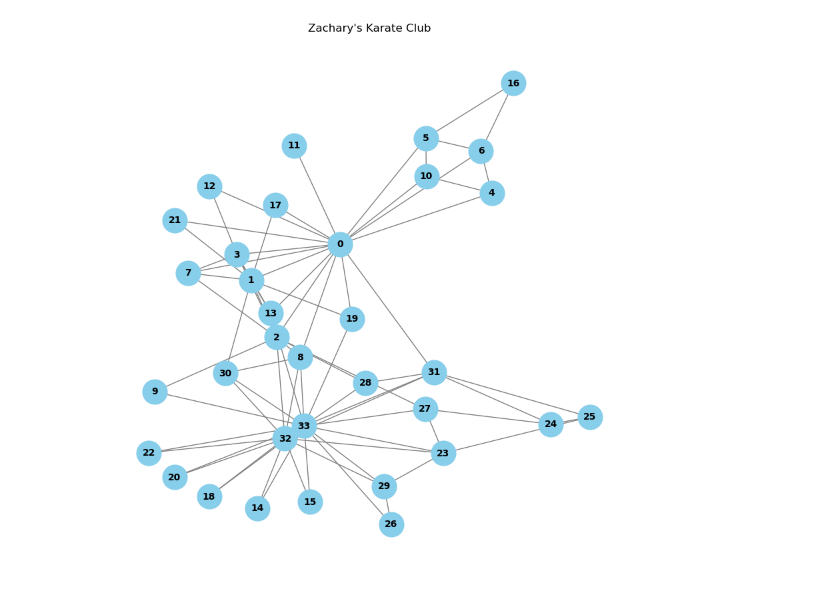
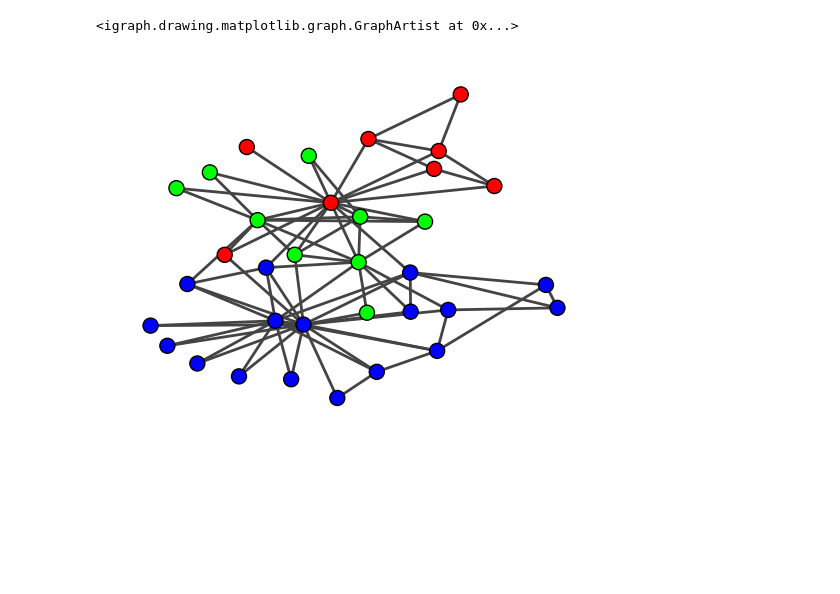
Before and after one commit to Roger987/Graph-Fraud-Detection, a Jupyter notebook: src/utils.ipynb, the cells around one changed output. Cells and saved outputs as stored; diff of their text form; code cells hidden in the pictures; blank space fills up the shorter version.

Commit message:
Plot graph

```diff
--- a/src/utils.ipynb
+++ b/src/utils.ipynb
@@ -3,30 +3,21 @@ import igraph as ig
 import networkx as nx
 import matplotlib.pyplot as plt
 # %%
-g_igraph = ig.Graph.Famous("Zachary")
+from igraph import Graph, Layout
+import igraph as ig
+karate = Graph.Famous("Zachary")
+layout = karate.layout_kamada_kawai()
+visual_style={"bbox": (300, 300), "margin": 15, "layout": layout}
 
-G_nx = nx.Graph()
-
-for v in g_igraph.vs:
-    G_nx.add_node(v.index)
-
-for e in g_igraph.es:
-    G_nx.add_edge(e.source, e.target)
-
-plt.figure(figsize=(8, 8))
-pos = nx.spring_layout(G_nx, seed=42)
-nx.draw(
-    G_nx,
-    pos,
-    with_labels=True,
-    node_size=700,
-    node_color='skyblue',
-    edge_color='gray',
-    font_size=10,
-    font_weight='bold'
-)
-
-plt.title("Zachary's Karate Club")
-plt.show()
+cl = karate.community_fastgreedy()
+membership = cl.as_clustering().membership
+pal = ig.drawing.colors.ClusterColoringPalette(len(membership))
+karate.vs["color"] = pal.get_many(cl.as_clustering().membership)
+karate.vs["size"] = 15
-# %% [output]
-[figure, removed]
+# %%
+import matplotlib.pyplot as plt
+fig, ax = plt.subplots()
+ig.plot(karate, target=ax)
+# %% [output]
+<igraph.drawing.matplotlib.graph.GraphArtist at 0x...>
+[figure, added]
```
Also changed, not shown: parts of 4 cells of this notebook.
